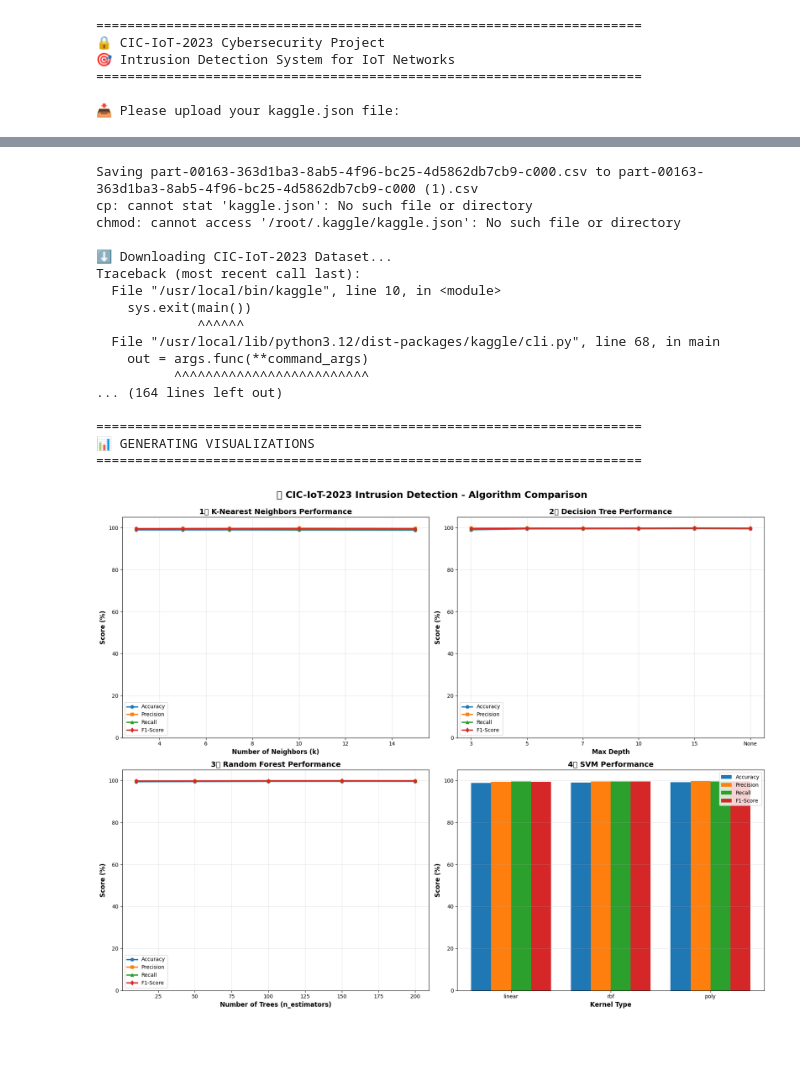
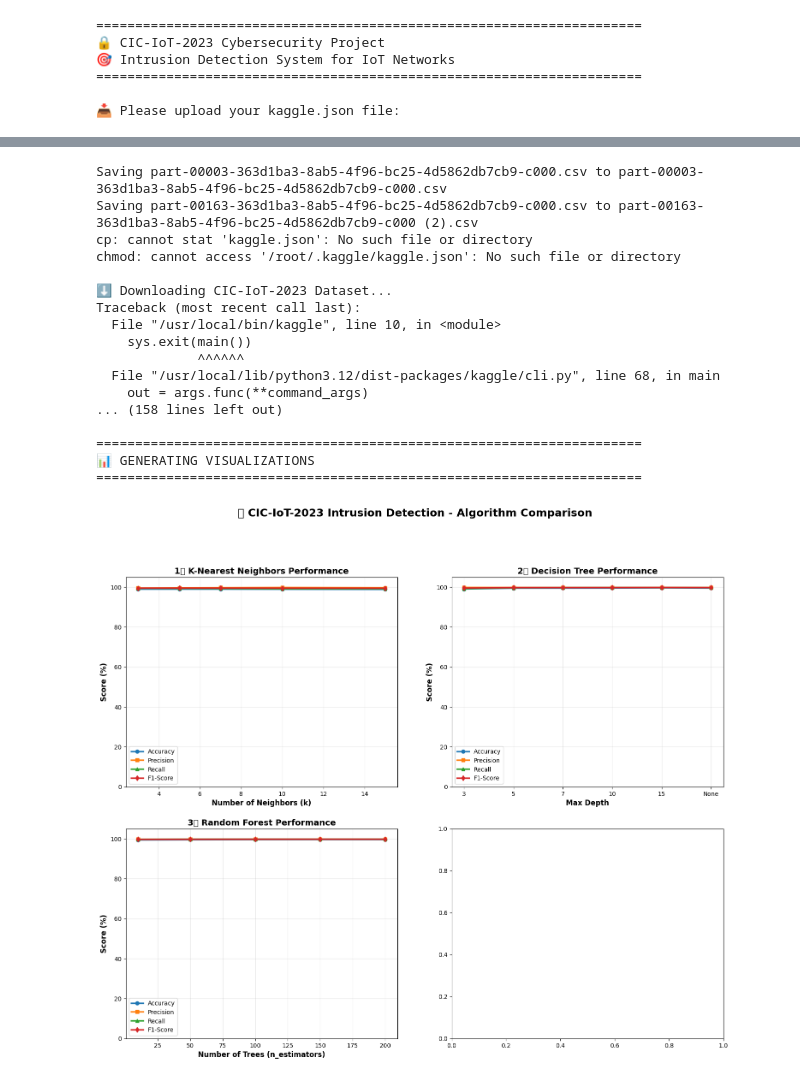
Before and after one commit to MahaSalehAlgh/Heart-Disease-ML-Project, a Jupyter notebook: ml_p2.ipynb, the cells around one changed output, grey strips where cells are left out. Cells and saved outputs as stored; diff of their text form; code cells hidden in the pictures; blank space fills up the shorter version.

```diff
--- a/ml_p2.ipynb
+++ b/ml_p2.ipynb
@@ -253,39 +253,6 @@ for n_est in n_estimators_list:
 
 results['Random Forest'] = pd.DataFrame(rf_results)
 
-# -----------------
-# 4. Support Vector Machine (SVM)
-# -----------------
-print("\n4️⃣ SUPPORT VECTOR MACHINE (SVM)")
-print("-" * 70)
-
-svm_results = []
-kernels = ['linear', 'rbf', 'poly']
-
-for kernel in kernels:
-    print(f"⏳ Testing kernel={kernel}...")
-    svm = SVC(kernel=kernel, random_state=42)
-    svm.fit(X_train_scaled, y_train)
-    y_pred = svm.predict(X_test_scaled)
-
-    acc = accuracy_score(y_test, y_pred)
-    prec = precision_score(y_test, y_pred, zero_division=0)
-    rec = recall_score(y_test, y_pred, zero_division=0)
-    f1 = f1_score(y_test, y_pred, zero_division=0)
-
-    svm_results.append({
-        'kernel': kernel,
-        'Accuracy': acc * 100,
-        'Precision': prec * 100,
-        'Recall': rec * 100,
-        'F1-Score': f1 * 100
-    })
-
-    print(f"   kernel={kernel}: Accuracy={acc*100:.2f}%, Precision={prec*100:.2f}%, "
-          f"Recall={rec*100:.2f}%, F1={f1*100:.2f}%")
-
-results['SVM'] = pd.DataFrame(svm_results)
-
 # ========================================
 # Step 6: Visualizations
 # ========================================
@@ -342,33 +309,12 @@ ax3.legend(loc='best')
 ax3.grid(True, alpha=0.3)
 ax3.set_ylim([0, 105])
 
-# 4. SVM Results
-ax4 = axes[1, 1]
-svm_df = results['SVM']
-x_pos = np.arange(len(svm_df))
-width = 0.2
-metrics = ['Accuracy', 'Precision', 'Recall', 'F1-Score']
-for i, metric in enumerate(metrics):
-    ax4.bar(x_pos + i*width, svm_df[metric], width, label=metric)
-ax4.set_xlabel('Kernel Type', fontsize=12, fontweight='bold')
-ax4.set_ylabel('Score (%)', fontsize=12, fontweight='bold')
-ax4.set_title('4️⃣ SVM Performance', fontsize=14, fontweight='bold')
-ax4.set_xticks(x_pos + width * 1.5)
-ax4.set_xticklabels(svm_df['kernel'])
-ax4.legend(loc='best')
-ax4.grid(True, alpha=0.3, axis='y')
-ax4.set_ylim([0, 105])
-
-plt.tight_layout()
-plt.show()
-
 # Overall Comparison
 fig, ax = plt.subplots(figsize=(14, 8))
 best_results = {
     'KNN': results['KNN'].loc[results['KNN']['Accuracy'].idxmax()],
     'Decision Tree': results['Decision Tree'].loc[results['Decision Tree']['Accuracy'].idxmax()],
-    'Random Forest': results['Random Forest'].loc[results['Random Forest']['Accuracy'].idxmax()],
-    'SVM': results['SVM'].loc[results['SVM']['Accuracy'].idxmax()]
+    'Random Forest': results['Random Forest'].loc[results['Random Forest']['Accuracy'].idxmax()]
 }
 
 algorithms = list(best_results.keys())
@@ -405,7 +351,7 @@ print(f"   Best k = {int(best_knn['k'])}")
 print(f"   Accuracy = {best_knn['Accuracy']:.2f}%")
 print(f"   Precision = {best_knn['Precision']:.2f}%")
 print(f"   Recall = {best_knn['Recall']:.2f}%")
-print(f"   F1-Score = {best_knn['F1-Score']:.2f}%\n")
+print(f"   F1-Score = {best_knn['F1-Score']:.2f}%")
 
 print("2️⃣ Decision Tree:")
 best_dt = results['Decision Tree'].loc[results['Decision Tree']['Accuracy'].idxmax()]
@@ -413,7 +359,7 @@ print(f"   Best max_depth = {best_dt['max_depth']}")
 print(f"   Accuracy = {best_dt['Accuracy']:.2f}%")
 print(f"   Precision = {best_dt['Precision']:.2f}%")
 print(f"   Recall = {best_dt['Recall']:.2f}%")
-print(f"   F1-Score = {best_dt['F1-Score']:.2f}%\n")
+print(f"   F1-Score = {best_dt['F1-Score']:.2f}%")
 
 print("3️⃣ Random Forest:")
 best_rf = results['Random Forest'].loc[results['Random Forest']['Accuracy'].idxmax()]
@@ -421,15 +367,8 @@ print(f"   Best n_estimators = {int(best_rf['n_estimators'])}")
 print(f"   Accuracy = {best_rf['Accuracy']:.2f}%")
 print(f"   Precision = {best_rf['Precision']:.2f}%")
 print(f"   Recall = {best_rf['Recall']:.2f}%")
-print(f"   F1-Score = {best_rf['F1-Score']:.2f}%\n")
+print(f"   F1-Score = {best_rf['F1-Score']:.2f}%")
 
-print("4️⃣ Support Vector Machine (SVM):")
-best_svm = results['SVM'].loc[results['SVM']['Accuracy'].idxmax()]
-print(f"   Best kernel = {best_svm['kernel']}")
-print(f"   Accuracy = {best_svm['Accuracy']:.2f}%")
-print(f"   Precision = {best_svm['Precision']:.2f}%")
-print(f"   Recall = {best_svm['Recall']:.2f}%")
-print(f"   F1-Score = {best_svm['F1-Score']:.2f}%\n")
 
 # Determine best overall
 best_overall = max(best_results.items(), key=lambda x: x[1]['Accuracy'])
@@ -453,8 +392,6 @@ elif best_overall[0] == 'Decision Tree':
     best_model = DecisionTreeClassifier(max_depth=depth, random_state=42)
 elif best_overall[0] == 'Random Forest':
     best_model = RandomForestClassifier(n_estimators=int(best_rf['n_estimators']), random_state=42)
-else:
-    best_model = SVC(kernel=best_svm['kernel'], random_state=42)
 
 best_model.fit(X_train_scaled, y_train)
 y_pred_best = best_model.predict(X_test_scaled)
@@ -480,34 +417,34 @@ print(f"   ✅ True Negatives (TN): {tn} ({tn/len(y_test)*100:.1f}%)")
 print(f"   ❌ False Positives (FP): {fp} ({fp/len(y_test)*100:.1f}%)")
 print(f"   ❌ False Negatives (FN): {fn} ({fn/len(y_test)*100:.1f}%)")
 print(f"\n   🎯 Total Correct: {tp+tn}/{len(y_test)} ({(tp+tn)/len(y_test)*100:.2f}%)")
 print(f"   ⚠️ Total Incorrect: {fp+fn}/{len(y_test)} ({(fp+fn)/len(y_test)*100:.2f}%)")
 
 print("\n" + "="*70)
 print("✅ PROJECT COMPLETED SUCCESSFULLY!")
 print("="*70)
 # %% [output]
 ======================================================================
 🔒 CIC-IoT-2023 Cybersecurity Project
 🎯 Intrusion Detection System for IoT Networks
 ======================================================================
 
 📥 Please upload your kaggle.json file:
 [interactive output not drawn]
-Saving part-00163-363d1ba3-8ab5-4f96-bc25-4d5862db7cb9-c000.csv to part-00163-363d1ba3-8ab5-4f96-bc25-4d5862db7cb9-c000 (1).csv
+Saving part-00003-363d1ba3-8ab5-4f96-bc25-4d5862db7cb9-c000.csv to part-00003-363d1ba3-8ab5-4f96-bc25-4d5862db7cb9-c000.csv
+Saving part-00163-363d1ba3-8ab5-4f96-bc25-4d5862db7cb9-c000.csv to part-00163-363d1ba3-8ab5-4f96-bc25-4d5862db7cb9-c000 (2).csv
 cp: cannot stat 'kaggle.json': No such file or directory
 chmod: cannot access '/root/.kaggle/kaggle.json': No such file or directory
 
 ⬇️ Downloading CIC-IoT-2023 Dataset...
 Traceback (most recent call last):
   File "/usr/local/bin/kaggle", line 10, in <module>
     sys.exit(main())
              ^^^^^^
   File "/usr/local/lib/python3.12/dist-packages/kaggle/cli.py", line 68, in main
     out = args.func(**command_args)
-          ^^^^^^^^^^^^^^^^^^^^^^^^^
-... (164 lines left out)
+... (158 lines left out)
 
 ======================================================================
 📊 GENERATING VISUALIZATIONS
 ======================================================================
-[figure, old version]
+[figure, new version]
```
Also changed, not shown: parts of 1 cell of this notebook.
